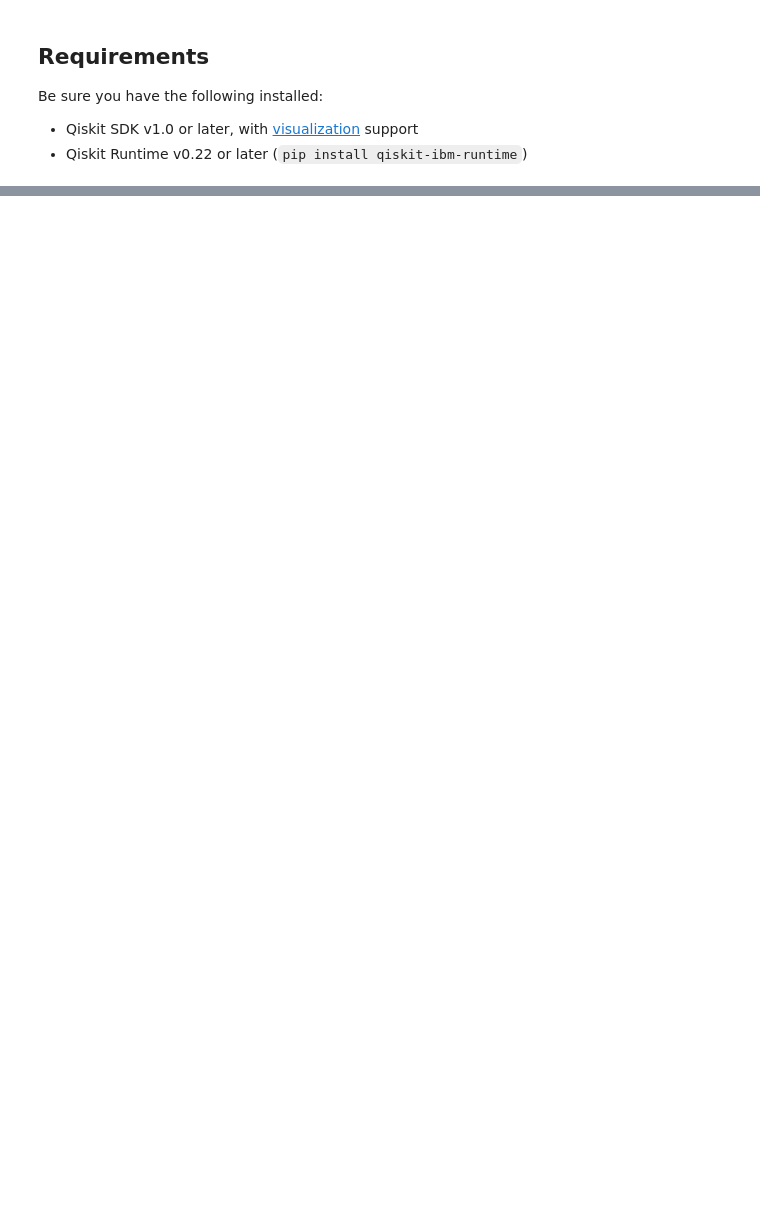
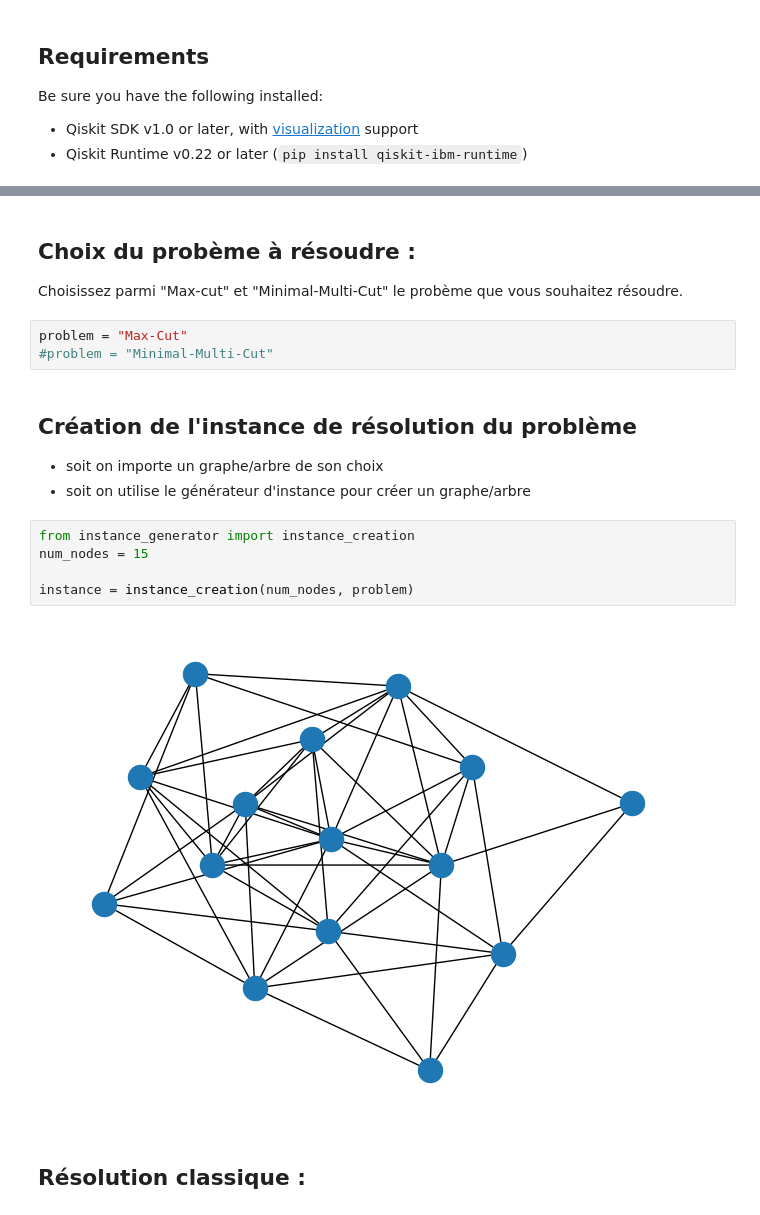
Before and after one commit to clara-blaizot/pauli_correlation_encoding, a Jupyter notebook: implementation_finale.ipynb, the cells around one changed output, grey strips where cells are left out. Cells and saved outputs as stored; diff of their text form; blank space fills up the shorter version.

```diff
--- a/implementation_finale.ipynb
+++ b/implementation_finale.ipynb
@@ -37,0 +25,20 @@ backend = service.least_busy(
+# %% [markdown]
+## Choix du probème à résoudre :
+
+Choisissez parmi "Max-cut" et "Minimal-Multi-Cut" le probème que vous souhaitez résoudre.
+# %%
+problem = "Max-Cut"
+#problem = "Minimal-Multi-Cut"
+# %% [markdown]
+## Création de l'instance de résolution du problème
+- soit on importe un graphe/arbre de son choix
+- soit on utilise le générateur d'instance pour créer un graphe/arbre
+# %%
+from instance_generator import instance_creation
+num_nodes = 15
+
+instance = instance_creation(num_nodes, problem)
+# %% [output]
+[figure, added]
+# %% [markdown]
+## Résolution classique :
```
Also changed, not shown: parts of 12 cells of this notebook, 4 other files.
